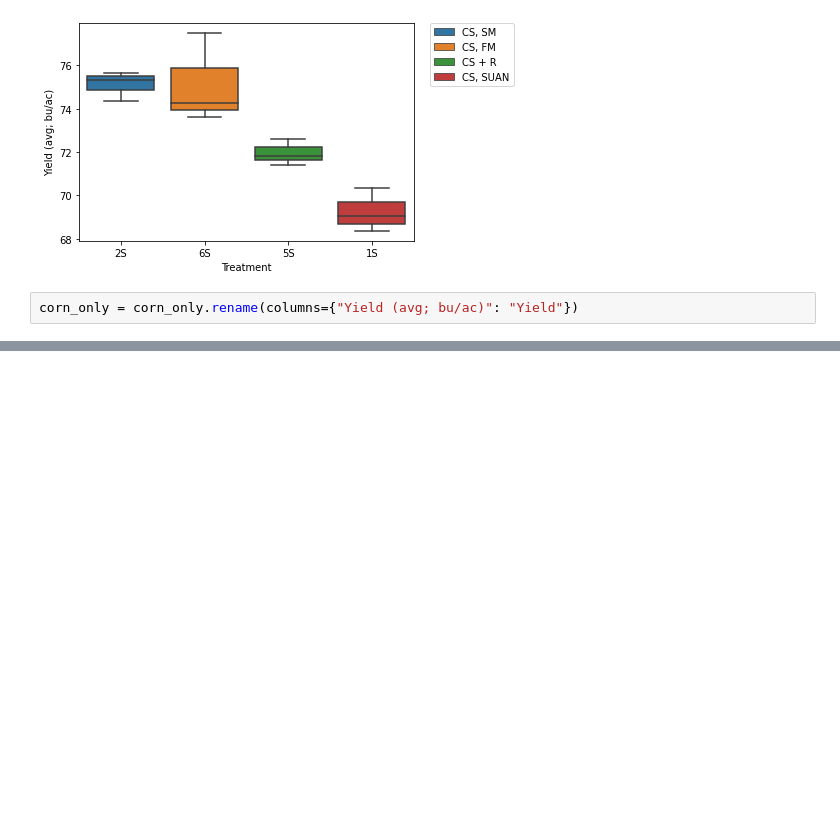
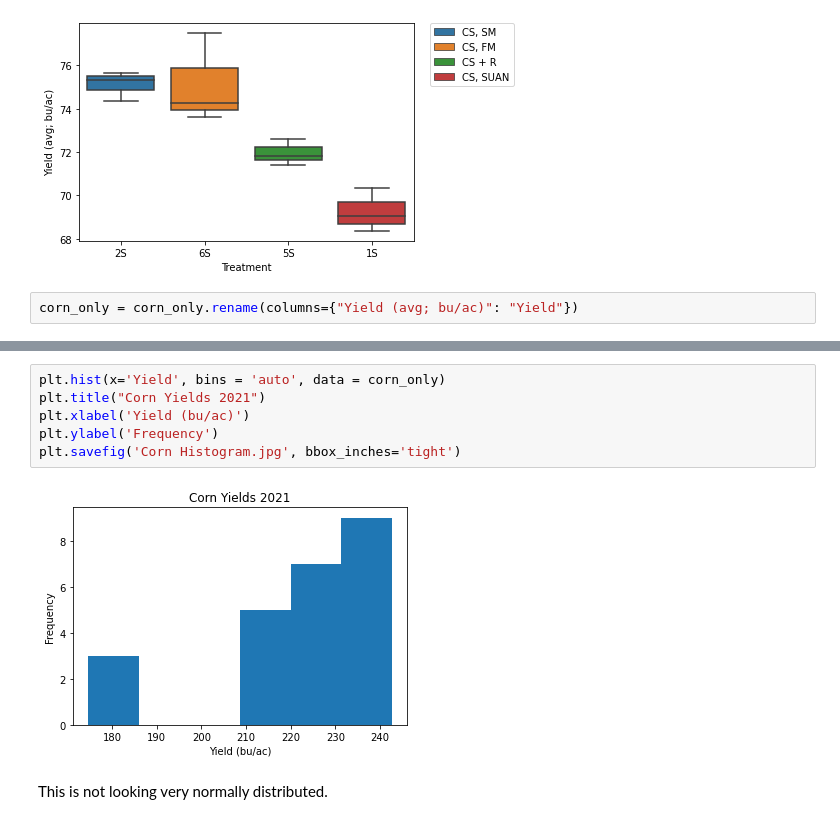
Before and after one commit to gabbymyers/516X-Project, a Jupyter notebook: _data/Yield Analysis.ipynb, the cells around one changed output, grey strips where cells are left out. Saved outputs shown, nothing was run; the diff lists cells and outputs as text; blank space fills up the shorter version.

```diff
--- a/_data/Yield Analysis.ipynb
+++ b/_data/Yield Analysis.ipynb
@@ -192,0 +177,10 @@ https://medium.com/budding-data-scientist/data-analytics-using-python-part-6-9e7
+# %%
+plt.hist(x='Yield', bins = 'auto', data = corn_only)
+plt.title("Corn Yields 2021")
+plt.xlabel('Yield (bu/ac)')
+plt.ylabel('Frequency')
+plt.savefig('Corn Histogram.jpg', bbox_inches='tight')
+# %% [output]
+[figure, added]
+# %% [markdown]
+This is not looking very normally distributed.
```
Also changed, not shown: parts of 26 cells of this notebook.
